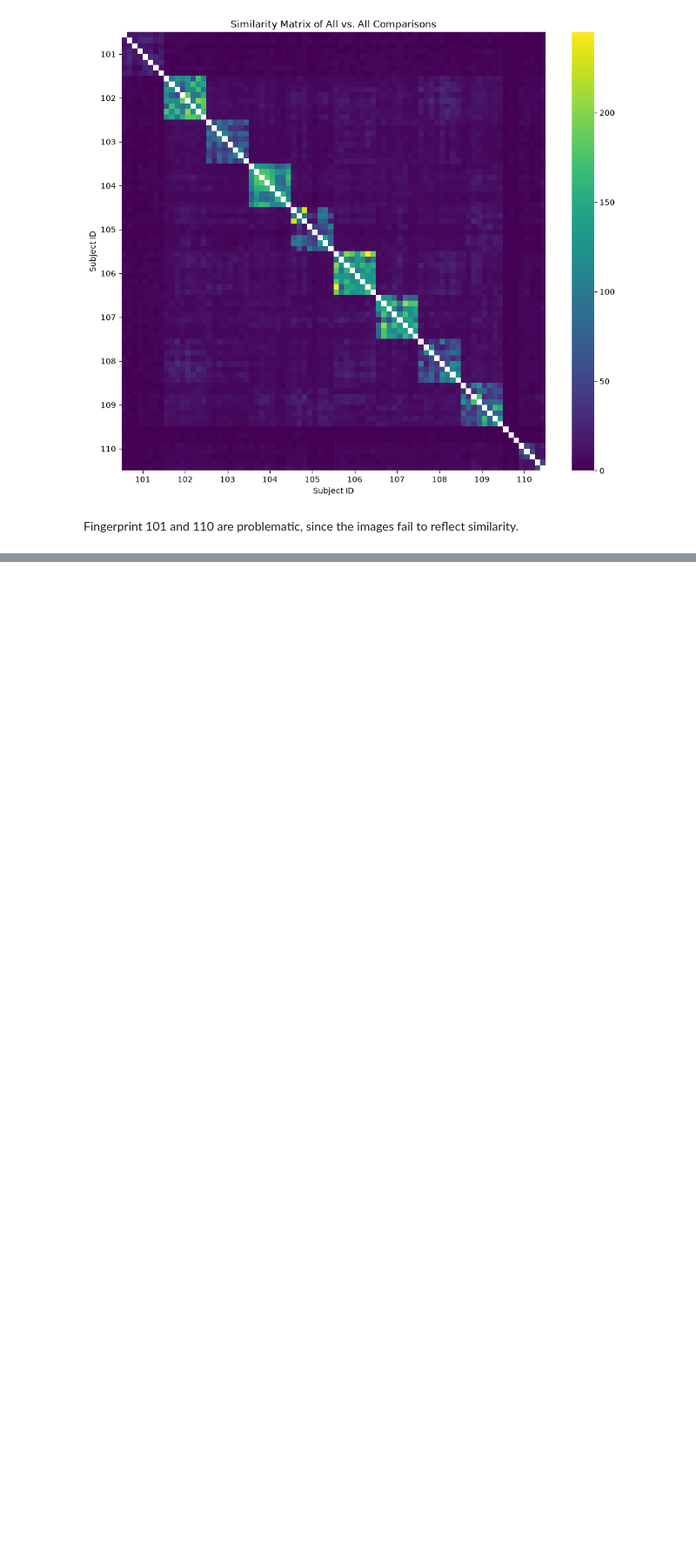
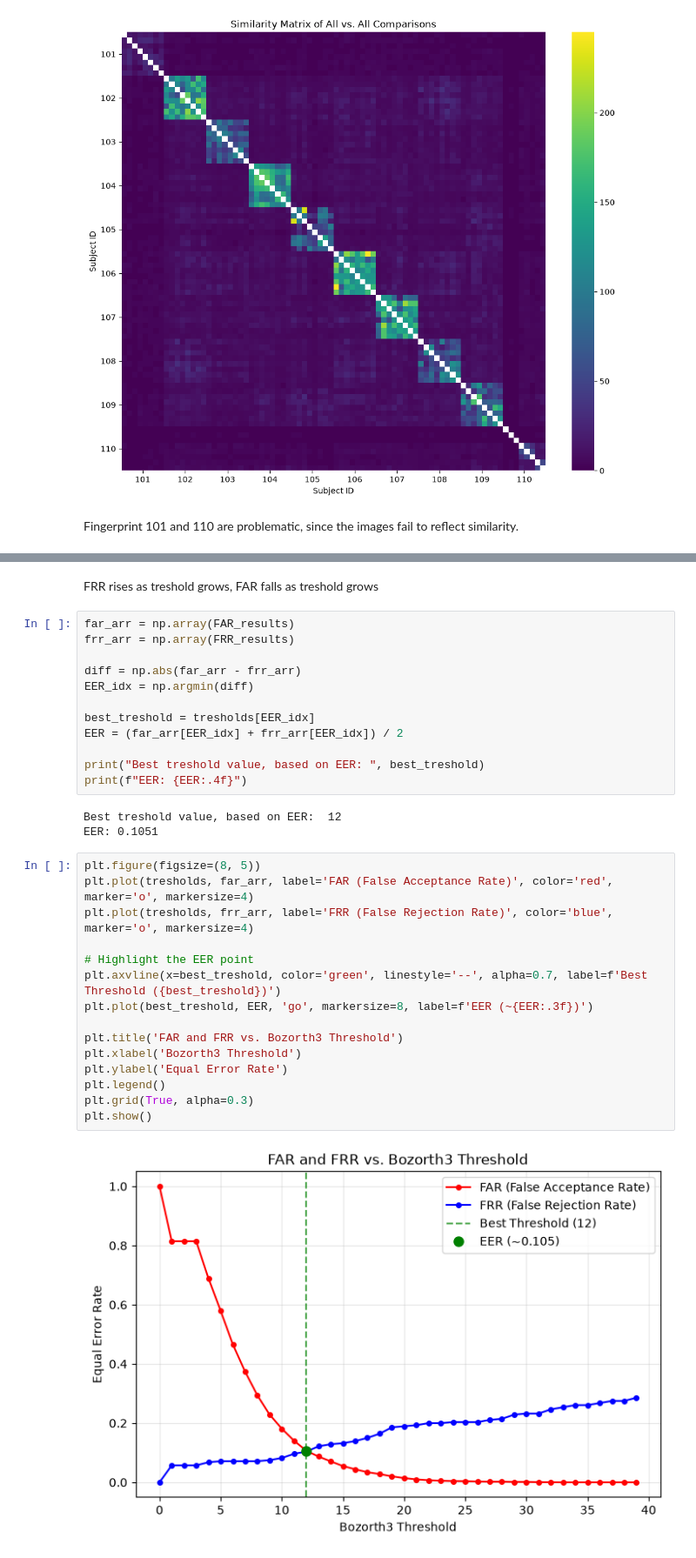
Before and after one commit to DvorsakGal/Biometrics, a Jupyter notebook: homework_1/src/analysis.ipynb, the cells around one changed output, grey strips where cells are left out. Shown at 87% size. Saved outputs shown, nothing was run; the diff lists cells and outputs as text; blank space fills up the shorter version.

```diff
--- a/homework_1/src/analysis.ipynb
+++ b/homework_1/src/analysis.ipynb
@@ -62,0 +129,34 @@ Fingerprint 101 and 110 are problematic, since the images fail to reflect simila
+# %% [markdown]
+FRR rises as treshold grows, FAR falls as treshold grows
+# %%
+far_arr = np.array(FAR_results)
+frr_arr = np.array(FRR_results)
+
+diff = np.abs(far_arr - frr_arr)
+EER_idx = np.argmin(diff)
+
+best_treshold = tresholds[EER_idx]
+EER = (far_arr[EER_idx] + frr_arr[EER_idx]) / 2
+
+print("Best treshold value, based on EER: ", best_treshold)
+print(f"EER: {EER:.4f}")
+# %% [output]
+Best treshold value, based on EER:  12
+EER: 0.1051
+# %%
+plt.figure(figsize=(8, 5))
+plt.plot(tresholds, far_arr, label='FAR (False Acceptance Rate)', color='red', marker='o', markersize=4)
+plt.plot(tresholds, frr_arr, label='FRR (False Rejection Rate)', color='blue', marker='o', markersize=4)
+
+# Highlight the EER point
+plt.axvline(x=best_treshold, color='green', linestyle='--', alpha=0.7, label=f'Best Threshold ({best_treshold})')
+plt.plot(best_treshold, EER, 'go', markersize=8, label=f'EER (~{EER:.3f})')
+
+plt.title('FAR and FRR vs. Bozorth3 Threshold')
+plt.xlabel('Bozorth3 Threshold')
+plt.ylabel('Equal Error Rate')
+plt.legend()
+plt.grid(True, alpha=0.3)
+plt.show()
+# %% [output]
+[figure, added]
```
Also changed, not shown: parts of 18 cells of this notebook, 2 other files.
